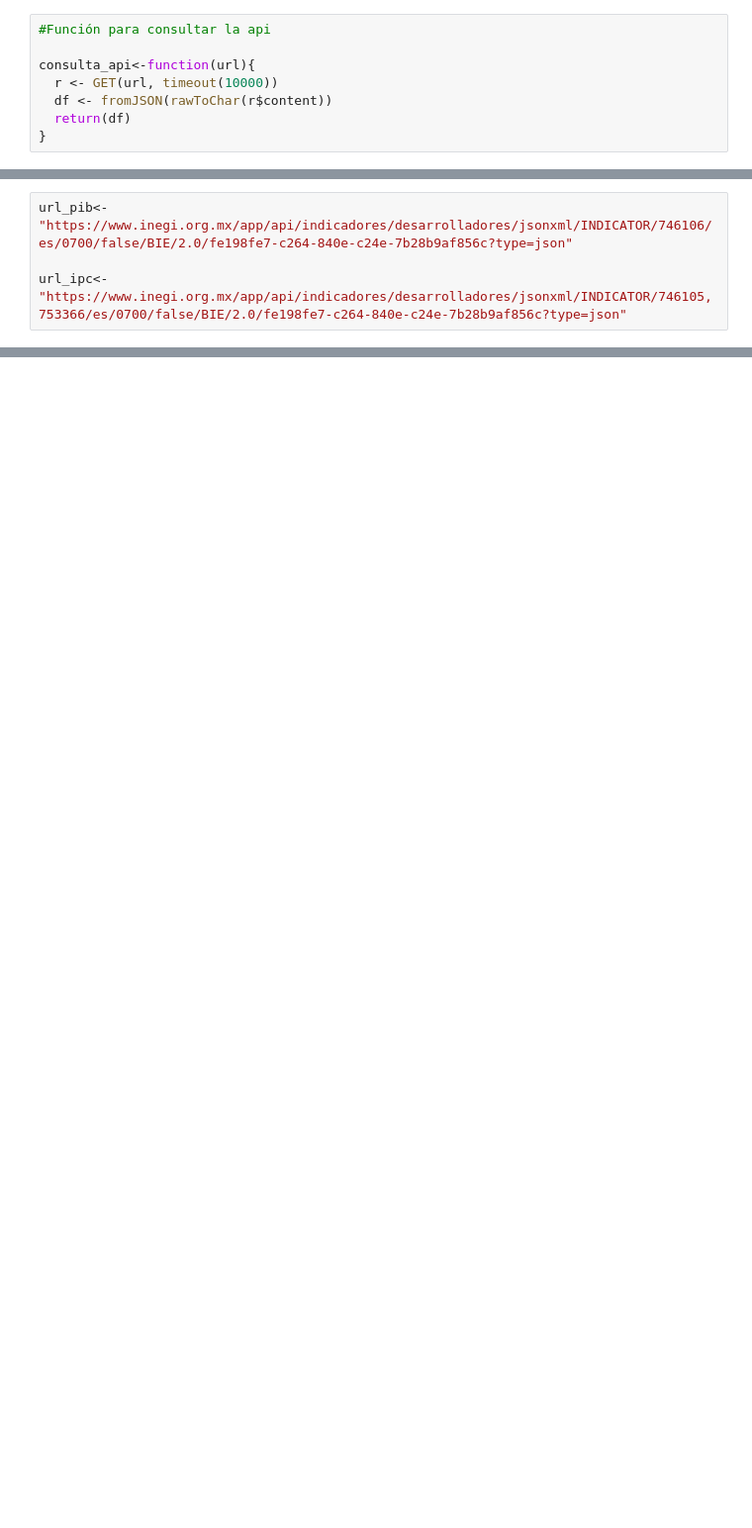
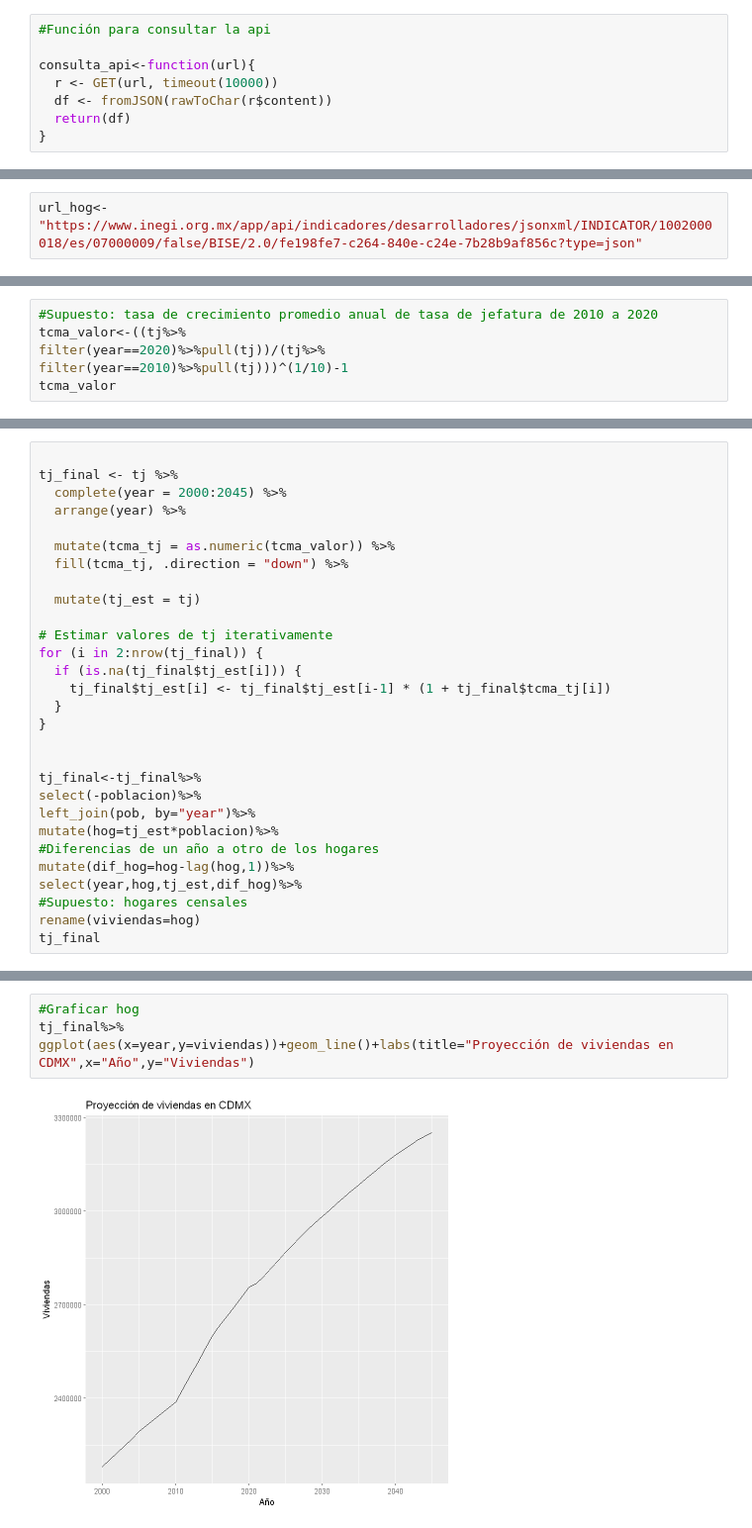
Before and after one commit to cpyp-ipdp/pgd_cdmx, a Jupyter notebook: indicadores/vivienda/estima_parque_vivi.ipynb, the cells around one changed output, grey strips where cells are left out. Shown: that part at 99% size. Saved outputs shown, nothing was run; the diff lists cells and outputs as text; blank space fills up the shorter version.

```diff
--- a/indicadores/vivienda/estima_parque_vivi.ipynb
+++ b/indicadores/vivienda/estima_parque_vivi.ipynb
@@ -54,4 +18,2 @@ A tibble: 7 × 2
 # %%
-url_pib<-"https://www.inegi.org.mx/app/api/indicadores/desarrolladores/jsonxml/INDICATOR/746106/es/0700/false/BIE/2.0/fe198fe7-c264-840e-c24e-7b28b9af856c?type=json"
-
-url_ipc<-"https://www.inegi.org.mx/app/api/indicadores/desarrolladores/jsonxml/INDICATOR/746105,753366/es/0700/false/BIE/2.0/fe198fe7-c264-840e-c24e-7b28b9af856c?type=json"
+url_hog<-"https://www.inegi.org.mx/app/api/indicadores/desarrolladores/jsonxml/INDICATOR/1002000018/es/07000009/false/BISE/2.0/fe198fe7-c264-840e-c24e-7b28b9af856c?type=json"
@@ -124,0 +139,6 @@ A tibble: 6 × 6
+# %%
+#Supuesto: tasa de crecimiento promedio anual de tasa de jefatura de 2010 a 2020
+tcma_valor<-((tj%>%
+filter(year==2020)%>%pull(tj))/(tj%>%
+filter(year==2010)%>%pull(tj)))^(1/10)-1
+tcma_valor
@@ -124,0 +147,29 @@ A tibble: 6 × 6
+# %%
+
+tj_final <- tj %>%
+  complete(year = 2000:2045) %>%
+  arrange(year) %>%
+
+  mutate(tcma_tj = as.numeric(tcma_valor)) %>%
+  fill(tcma_tj, .direction = "down") %>%
+
+  mutate(tj_est = tj)
+
+# Estimar valores de tj iterativamente
+for (i in 2:nrow(tj_final)) {
+  if (is.na(tj_final$tj_est[i])) {
+    tj_final$tj_est[i] <- tj_final$tj_est[i-1] * (1 + tj_final$tcma_tj[i])
+  }
+}
+
+
+tj_final<-tj_final%>%
+select(-poblacion)%>%
+left_join(pob, by="year")%>%
+mutate(hog=tj_est*poblacion)%>%
+#Diferencias de un año a otro de los hogares
+mutate(dif_hog=hog-lag(hog,1))%>%
+select(year,hog,tj_est,dif_hog)%>%
+#Supuesto: hogares censales
+rename(viviendas=hog)
+tj_final
@@ -124,0 +196,6 @@ A tibble: 6 × 6
+# %%
+#Graficar hog
+tj_final%>%
+ggplot(aes(x=year,y=viviendas))+geom_line()+labs(title="Proyección de viviendas en CDMX",x="Año",y="Viviendas")
+# %% [output]
+[figure, added]
```
Also changed, not shown: parts of 12 cells of this notebook.
